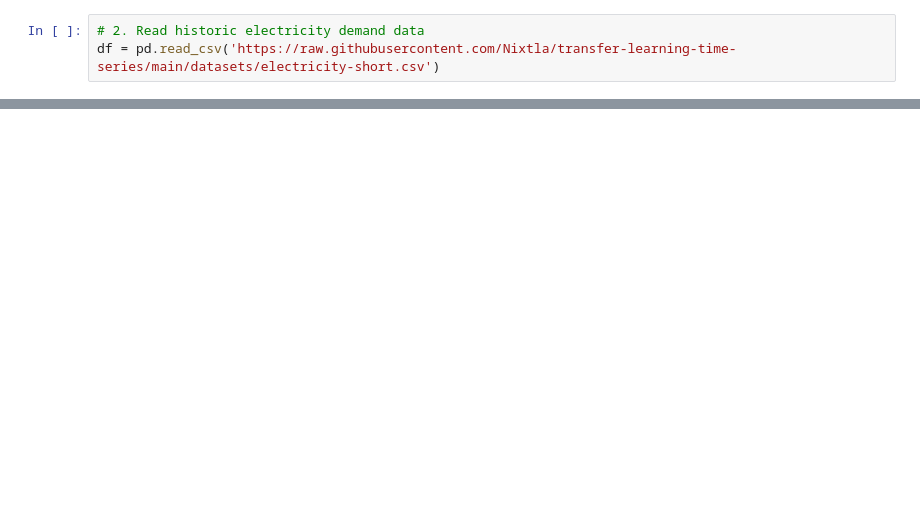
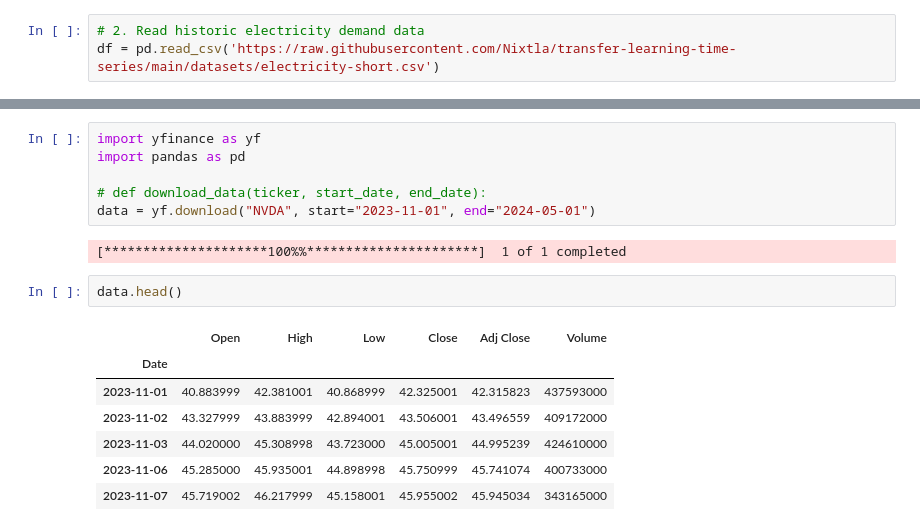
Before and after one commit to 10Accademy-InsightStreamInc/Scalable_Backtesting_Infrastructure_for_Crypto_Trading, a Jupyter notebook: notebooks/lstm.ipynb, the cells around one changed output, grey strips where cells are left out. Drawn from its saved outputs; the diff is of its cells as text; blank space fills up the shorter version.

```diff
--- a/notebooks/lstm.ipynb
+++ b/notebooks/lstm.ipynb
@@ -39,0 +221,18 @@ INFO:nixtla.nixtla_client:Calling Anomaly Detector Endpoint...
+# %%
+import yfinance as yf
+import pandas as pd
+
+# def download_data(ticker, start_date, end_date):
+data = yf.download("NVDA", start="2023-11-01", end="2024-05-01")
+# %% [output]
+[*********************100%%**********************]  1 of 1 completed
+# %%
+data.head()
+# %% [output]
+|  | Open | High | Low | Close | Adj Close | Volume |
+| Date |  |  |  |  |  |  |
+| 2023-11-01 | 40.883999 | 42.381001 | 40.868999 | 42.325001 | 42.315823 | 437593000 |
+| 2023-11-02 | 43.327999 | 43.883999 | 42.894001 | 43.506001 | 43.496559 | 409172000 |
+| 2023-11-03 | 44.020000 | 45.308998 | 43.723000 | 45.005001 | 44.995239 | 424610000 |
+| 2023-11-06 | 45.285000 | 45.935001 | 44.898998 | 45.750999 | 45.741074 | 400733000 |
+| 2023-11-07 | 45.719002 | 46.217999 | 45.158001 | 45.955002 | 45.945034 | 343165000 |
```
Also changed, not shown: parts of 23 cells of this notebook, 1 other file.
